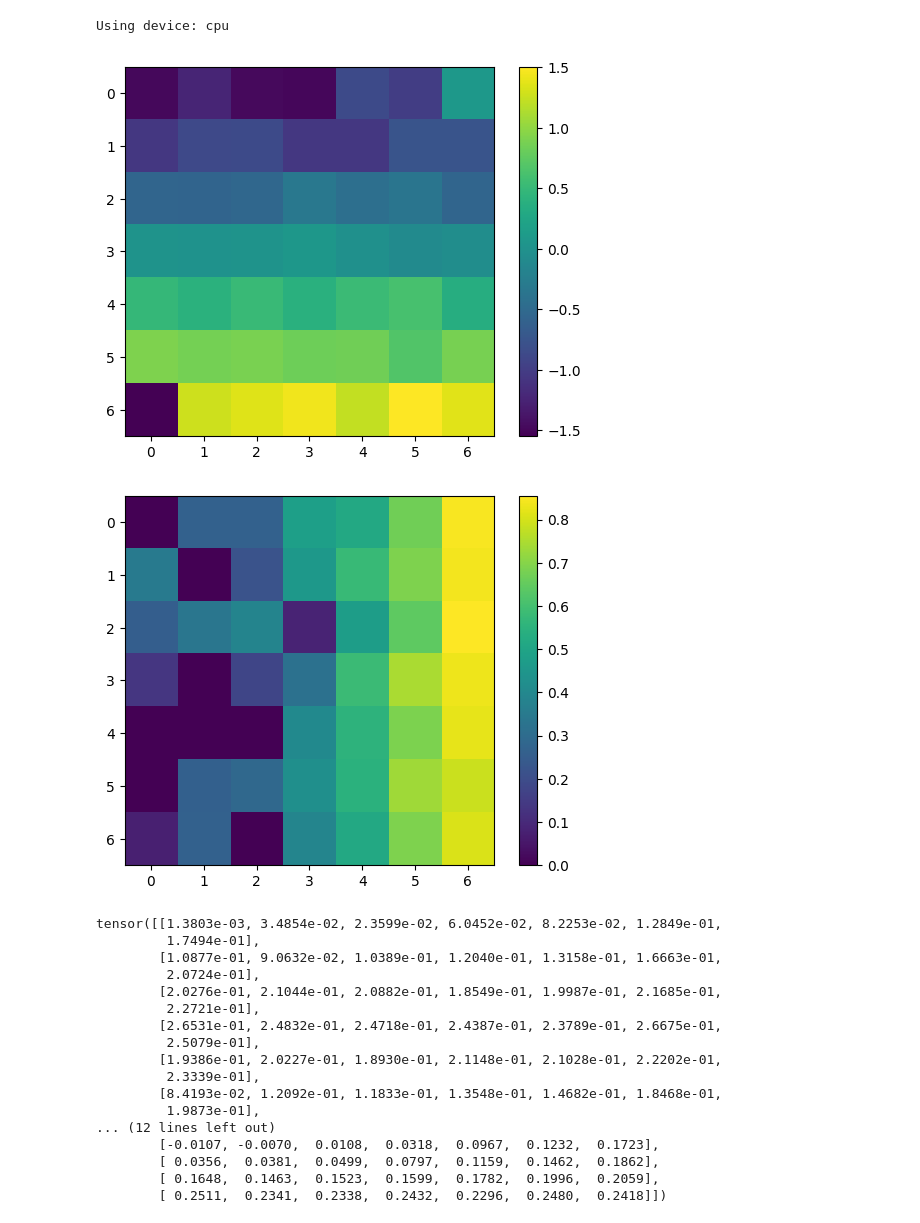
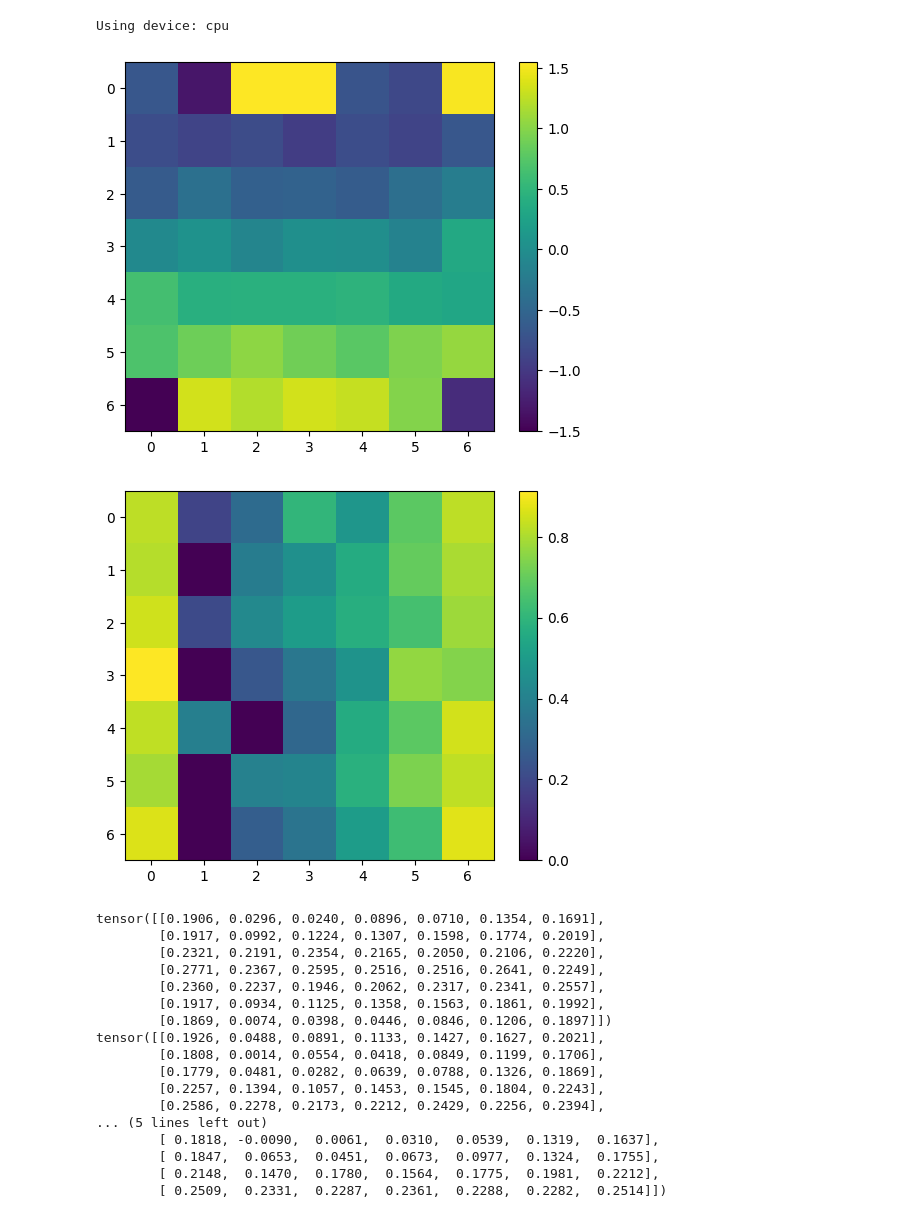
Before and after one commit to dainilliniad/small311qlab, a Jupyter notebook: курсовая_генерация.ipynb, the cells around one changed output. Saved outputs shown, nothing was run; the diff lists cells and outputs as text; code cells hidden in the pictures.

```diff
--- a/курсовая_генерация.ipynb
+++ b/курсовая_генерация.ipynb
@@ -97,13 +97,13 @@ np.save('cor2', cor2)
 np.save('cor3', cor3)
 # %%
 #создание наглядных распределений p и тетта
-pkras=[[0.0, 0.14, 0.28, 0.42, 0.56, 0.70, 0.84],
-       [0.0, 0.14, 0.28, 0.42, 0.56, 0.70, 0.84],
-       [0.0, 0.14, 0.28, 0.42, 0.56, 0.70, 0.84],
-       [0.0, 0.14, 0.28, 0.42, 0.56, 0.70, 0.84],
-       [0.0, 0.14, 0.28, 0.42, 0.56, 0.70, 0.84],
-       [0.0, 0.166, 0.28, 0.42, 0.56, 0.70, 0.84],
-       [0.0, 0.166, 0.28, 0.42, 0.56, 0.70, 0.84]]
+pkras=[[0.84, 0.14, 0.28, 0.42, 0.56, 0.70, 0.84],
+       [0.84, 0.14, 0.28, 0.42, 0.56, 0.70, 0.84],
+       [0.84, 0.14, 0.28, 0.42, 0.56, 0.70, 0.84],
+       [0.84, 0.14, 0.28, 0.42, 0.56, 0.70, 0.84],
+       [0.84, 0.14, 0.28, 0.42, 0.56, 0.70, 0.84],
+       [0.84, 0.166, 0.28, 0.42, 0.56, 0.70, 0.84],
+       [0.84, 0.166, 0.28, 0.42, 0.56, 0.70, 0.84]]
 
 tetkras=[[-1.36, -1.36, -1.36, -1.36, -1.36, -1.36, -1.36],
         [-0.91, -0.91, -0.91, -0.91, -0.91, -0.91, -0.91],
@@ -118,53 +118,53 @@ p, tet=torch.tensor(pkras), torch.tensor(tetkras)
 #print(tet)
 T0=torch.cos(tet)**2+(p*torch.sin(tet))**2
 T22=1/2*(1+p*p+(1-p*p)*torch.sin(2*tet))
 T45=torch.sin(tet)**2+(p*torch.cos(tet))**2
 pat_test,objData_test = createEmulData(10000,T0,device = device)
 correlation1 = crossCorrelation(pat_test,objData_test,device = device)/dispersion(pat_test)
 pat_test,objData_test = createEmulData(10000,T22,device = device)
 correlation2 = crossCorrelation(pat_test,objData_test,device = device)/dispersion(pat_test)
 pat_test,objData_test = createEmulData(10000,T45,device = device)
 correlation3 = crossCorrelation(pat_test,objData_test,device = device)/dispersion(pat_test)
 
 p_guess=correlation1+correlation3-1
 p_guess[p_guess<0]=0
 p_guess=torch.sqrt(p_guess)
-p_guess[p_guess>0.9]=0.9
+#p_guess[p_guess>0.9]=0.9
 
 tet_guess=(2*correlation2-1-p_guess*p_guess)/((1-p_guess*p_guess+correlation1-correlation3))
 tet_guess=torch.atan(tet_guess)
 
 plt.imshow(tet_guess.to('cpu'))
 plt.colorbar()
 plt.show()
 plt.imshow(p_guess)
 plt.colorbar()
 plt.show()
 
 #
 print(correlation1/4)
 print(correlation2/4)
 print(correlation3/4)
 # %% [output]
-[figure, old version]
+[figure, new version]
-[figure, old version]
+[figure, new version]
-tensor([[1.3803e-03, 3.4854e-02, 2.3599e-02, 6.0452e-02, 8.2253e-02, 1.2849e-01,
-         1.7494e-01],
-        [1.0877e-01, 9.0632e-02, 1.0389e-01, 1.2040e-01, 1.3158e-01, 1.6663e-01,
-         2.0724e-01],
-        [2.0276e-01, 2.1044e-01, 2.0882e-01, 1.8549e-01, 1.9987e-01, 2.1685e-01,
-         2.2721e-01],
-        [2.6531e-01, 2.4832e-01, 2.4718e-01, 2.4387e-01, 2.3789e-01, 2.6675e-01,
-         2.5079e-01],
-        [1.9386e-01, 2.0227e-01, 1.8930e-01, 2.1148e-01, 2.1028e-01, 2.2202e-01,
-         2.3339e-01],
-        [8.4193e-02, 1.2092e-01, 1.1833e-01, 1.3548e-01, 1.4682e-01, 1.8468e-01,
-         1.9873e-01],
-... (12 lines left out)
-        [-0.0107, -0.0070,  0.0108,  0.0318,  0.0967,  0.1232,  0.1723],
-        [ 0.0356,  0.0381,  0.0499,  0.0797,  0.1159,  0.1462,  0.1862],
-        [ 0.1648,  0.1463,  0.1523,  0.1599,  0.1782,  0.1996,  0.2059],
-        [ 0.2511,  0.2341,  0.2338,  0.2432,  0.2296,  0.2480,  0.2418]])
+tensor([[0.1906, 0.0296, 0.0240, 0.0896, 0.0710, 0.1354, 0.1691],
+        [0.1917, 0.0992, 0.1224, 0.1307, 0.1598, 0.1774, 0.2019],
+        [0.2321, 0.2191, 0.2354, 0.2165, 0.2050, 0.2106, 0.2220],
+        [0.2771, 0.2367, 0.2595, 0.2516, 0.2516, 0.2641, 0.2249],
+        [0.2360, 0.2237, 0.1946, 0.2062, 0.2317, 0.2341, 0.2557],
+        [0.1917, 0.0934, 0.1125, 0.1358, 0.1563, 0.1861, 0.1992],
+        [0.1869, 0.0074, 0.0398, 0.0446, 0.0846, 0.1206, 0.1897]])
+tensor([[0.1926, 0.0488, 0.0891, 0.1133, 0.1427, 0.1627, 0.2021],
+        [0.1808, 0.0014, 0.0554, 0.0418, 0.0849, 0.1199, 0.1706],
+        [0.1779, 0.0481, 0.0282, 0.0639, 0.0788, 0.1326, 0.1869],
+        [0.2257, 0.1394, 0.1057, 0.1453, 0.1545, 0.1804, 0.2243],
+        [0.2586, 0.2278, 0.2173, 0.2212, 0.2429, 0.2256, 0.2394],
+... (5 lines left out)
+        [ 0.1818, -0.0090,  0.0061,  0.0310,  0.0539,  0.1319,  0.1637],
+        [ 0.1847,  0.0653,  0.0451,  0.0673,  0.0977,  0.1324,  0.1755],
+        [ 0.2148,  0.1470,  0.1780,  0.1564,  0.1775,  0.1981,  0.2212],
+        [ 0.2509,  0.2331,  0.2287,  0.2361,  0.2288,  0.2282,  0.2514]])
 # %%
 print(p_guess)
 print(tet_guess)  #вывод аналитических p и tetta
```
Also changed, not shown: parts of 4 cells of this notebook.
